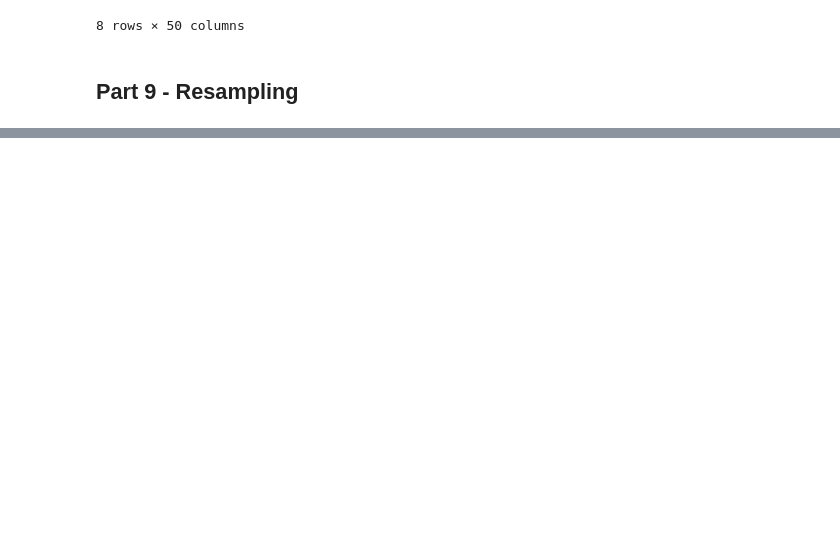
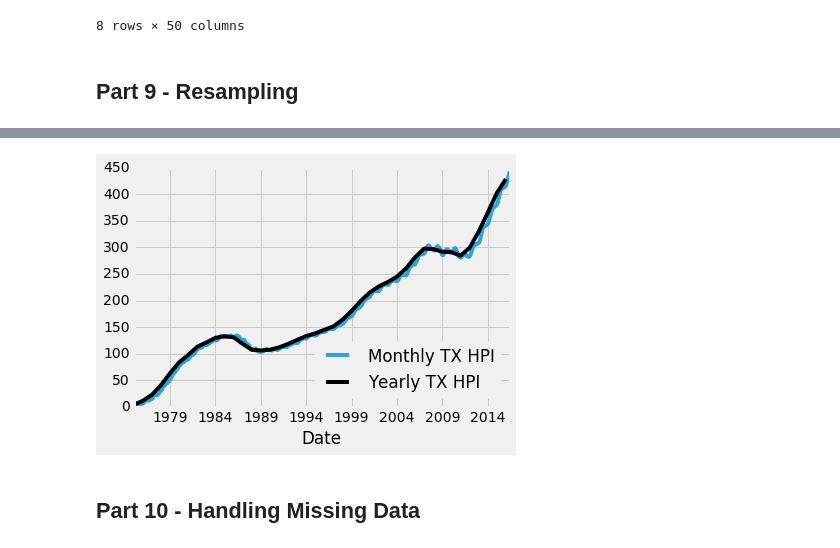
Before and after one commit to zareenfarooqui/data-analysis-with-python-and-pandas, a Jupyter notebook: Python for Data Analysis.ipynb, the cells around one changed output, grey strips where cells are left out. Drawn from its saved outputs; the diff is of its cells as text; code cells hidden in the pictures; blank space fills up the shorter version.

```diff
--- a/Python for Data Analysis.ipynb
+++ b/Python for Data Analysis.ipynb
@@ -892,0 +898,5 @@ HPI_State_Correlation.describe()
+# %%
+TX1yr = HPI_data['TX'].resample('A').mean()
+TX1yr.head()
+
+# this resizes annually
@@ -892,0 +911,18 @@ HPI_State_Correlation.describe()
+# %%
+import matplotlib.pyplot as plt
+from matplotlib import style
+
+style.use('fivethirtyeight')
+# %%
+fig = plt.figure()
+ax1 = plt.subplot2grid((1,1), (0,0))
+
+HPI_data['TX'].plot(ax = ax1, label="Monthly TX HPI")
+TX1yr.plot(color='k',ax=ax1, label="Yearly TX HPI")
+
+plt.legend(loc=4)
+plt.show()
+# %% [output]
+[figure, added]
+# %% [markdown]
+## Part 10 - Handling Missing Data
```
Also changed, not shown: parts of 87 cells of this notebook.
